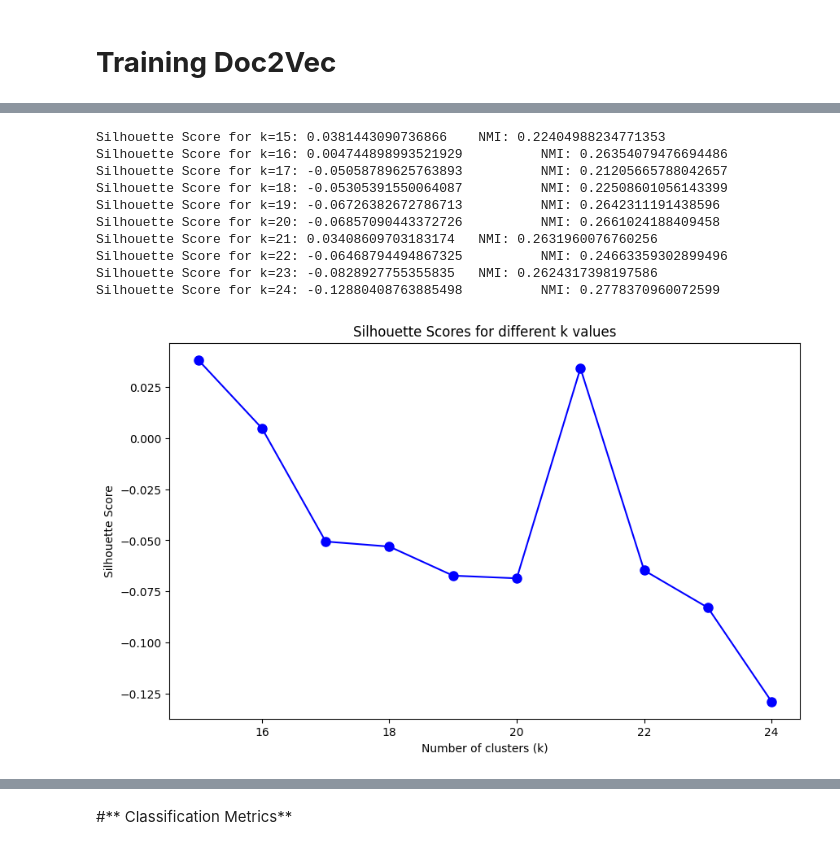
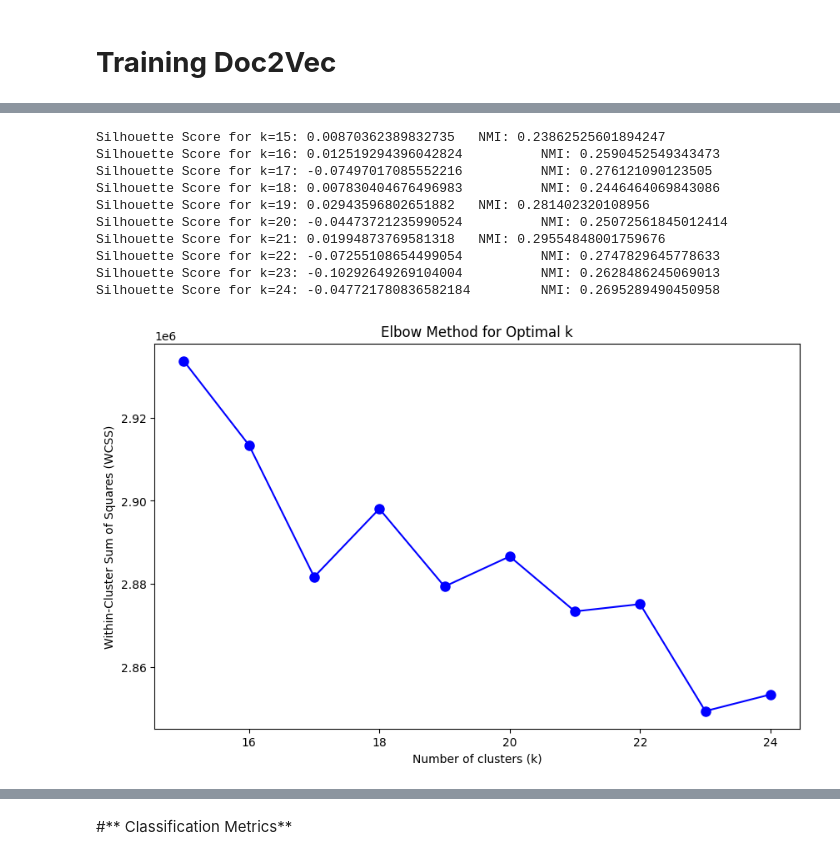
Before and after one commit to chethana613/document_clustering, a Jupyter notebook: Data_Clustering_Project_KMeans.ipynb, the cells around one changed output, grey strips where cells are left out. Cells and saved outputs as stored; diff of their text form; code cells hidden in the pictures.

```diff
--- a/Data_Clustering_Project_KMeans.ipynb
+++ b/Data_Clustering_Project_KMeans.ipynb
@@ -200,38 +200,40 @@ Total time: 830.6493792533875 secs
 # %%
 #Finding Cluster value
 
 from sklearn.metrics import silhouette_score
 from sklearn.metrics import normalized_mutual_info_score
 
 # Calculate silhouette scores for k values around the suspected optimal number
 k_values = range(15, 25)
 silhouette_scores = []
+wcss = []
 
 for k in k_values:
     kmeans = KMeans(n_clusters=k)
     clusters = kmeans.fit_predict(doc_vectors)
+    wcss.append(kmeans.inertia_)
     silhouette_avg = silhouette_score(doc_vectors, clusters)
     silhouette_scores.append(silhouette_avg)
     nmi = normalized_mutual_info_score(gnd_labels, clusters)
     print(f"Silhouette Score for k={k}: {silhouette_avg} \t NMI: {nmi}")
 
 
-# Plot silhouette scores
+# Plot elbow graph
 plt.figure(figsize=(10, 6))
-plt.plot(k_values, silhouette_scores, 'bo-', markersize=8)
+plt.plot(k_values, wcss, 'bo-', markersize=8)
 plt.xlabel('Number of clusters (k)')
-plt.ylabel('Silhouette Score')
-plt.title('Silhouette Scores for different k values')
+plt.ylabel('Within-Cluster Sum of Squares (WCSS)')
+plt.title('Elbow Method for Optimal k')
 plt.show()
 # %% [output]
-Silhouette Score for k=15: 0.0381443090736866    NMI: 0.22404988234771353
-Silhouette Score for k=16: 0.004744898993521929          NMI: 0.26354079476694486
-Silhouette Score for k=17: -0.05058789625763893          NMI: 0.21205665788042657
-Silhouette Score for k=18: -0.05305391550064087          NMI: 0.22508601056143399
-Silhouette Score for k=19: -0.06726382672786713          NMI: 0.2642311191438596
-Silhouette Score for k=20: -0.06857090443372726          NMI: 0.2661024188409458
-Silhouette Score for k=21: 0.03408609703183174   NMI: 0.2631960076760256
-Silhouette Score for k=22: -0.06468794494867325          NMI: 0.24663359302899496
-Silhouette Score for k=23: -0.0828927755355835   NMI: 0.2624317398197586
-Silhouette Score for k=24: -0.12880408763885498          NMI: 0.2778370960072599
+Silhouette Score for k=15: 0.00870362389832735   NMI: 0.23862525601894247
+Silhouette Score for k=16: 0.012519294396042824          NMI: 0.2590452549343473
+Silhouette Score for k=17: -0.07497017085552216          NMI: 0.276121090123505
+Silhouette Score for k=18: 0.007830404676496983          NMI: 0.2446464069843086
+Silhouette Score for k=19: 0.02943596802651882   NMI: 0.281402320108956
+Silhouette Score for k=20: -0.04473721235990524          NMI: 0.25072561845012414
+Silhouette Score for k=21: 0.01994873769581318   NMI: 0.29554848001759676
+Silhouette Score for k=22: -0.07255108654499054          NMI: 0.2747829645778633
+Silhouette Score for k=23: -0.10292649269104004          NMI: 0.2628486245069013
+Silhouette Score for k=24: -0.047721780836582184         NMI: 0.2695289490450958
-[figure, old version]
+[figure, new version]
```
Also changed, not shown: parts of 4 cells of this notebook.
